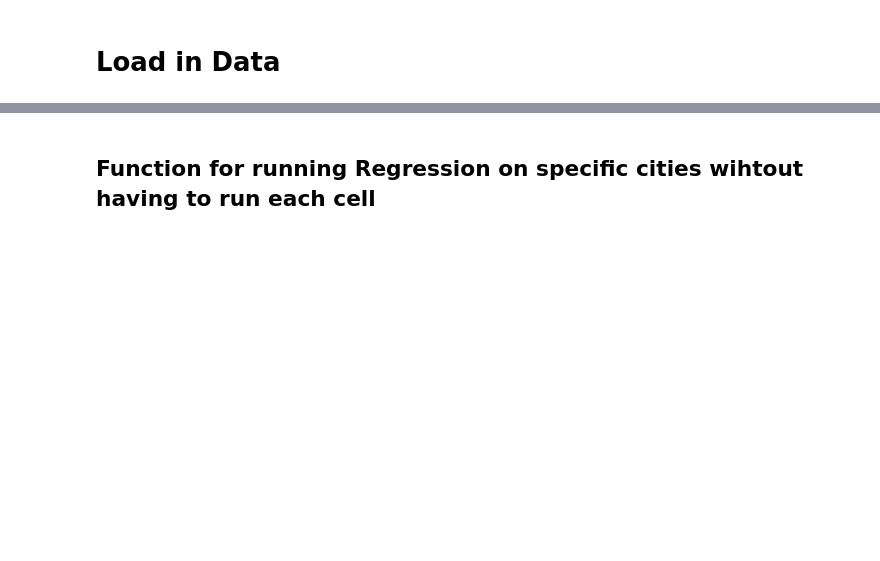
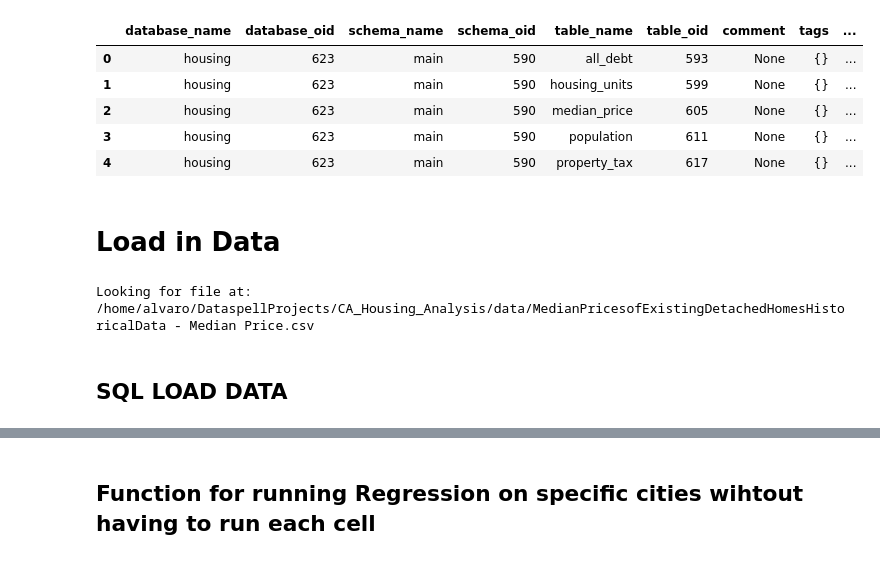
Before and after one commit to alvaroEspinozaMerida/CA_Housing_Analysis, a Jupyter notebook: src/regression_debt_price_units.ipynb, the cells around one changed output, grey strips where cells are left out. Drawn from its saved outputs; the diff is of its cells as text; code cells hidden in the pictures; blank space fills up the shorter version.

```diff
--- a/src/regression_debt_price_units.ipynb
+++ b/src/regression_debt_price_units.ipynb
@@ -6,30 +7,50 @@ import seaborn as sns
+# %%
+connection = duckdb.connect(database='housing.duckdb', read_only=True)
+# %%
+connection.execute("SELECT * FROM duckdb_tables").df()
+# %% [output]
+|  | database_name | database_oid | schema_name | schema_oid | table_name | table_oid | comment | tags | ... |
+| 0 | housing | 623 | main | 590 | all_debt | 593 | None | {} | ... |
+| 1 | housing | 623 | main | 590 | housing_units | 599 | None | {} | ... |
+| 2 | housing | 623 | main | 590 | median_price | 605 | None | {} | ... |
+| 3 | housing | 623 | main | 590 | population | 611 | None | {} | ... |
+| 4 | housing | 623 | main | 590 | property_tax | 617 | None | {} | ... |
 # %% [markdown]
 # Load in Data
 # %%
-debt_df= util.data_loading.load_raw_data('debt_2003_2025 _clean.csv')
-debt_df2= util.data_loading.load_raw_data('debt_pre_2003.csv')
+#DEPRACTED VERSION
+# debt_df= util.data_loading.load_raw_data('debt_2003_2025_clean.csv')
+# debt_df2= util.data_loading.load_raw_data('debt_pre_2003.csv')
+#
+# debt_df2= util.data_loading.load_raw_data('debt_pre_2003.csv')
+# debt_df2 = debt_df2.T
+#
+# debt_df2.columns = debt_df2.iloc[0]
+# debt_df2 = debt_df2[1:]
+#
+# debt_df2 = debt_df2.reset_index()
+# debt_df2 = debt_df2.rename(columns={"index": "quarter"})
+#
+# debt_df = util.data_loading.clean_dates(debt_df)
+# debt_df2 = util.data_loading.clean_dates(debt_df2)
+#
+# debt_all = pd.concat(
+#     [debt_df2, debt_df],
+#     axis=0,          # stack rows
+#     ignore_index=True
+# )
 
-debt_df2= util.data_loading.load_raw_data('debt_pre_2003.csv')
-debt_df2 = debt_df2.T
 
-debt_df2.columns = debt_df2.iloc[0]
-debt_df2 = debt_df2[1:]
+# debt_all = util.data_loading.load_raw_data('debt_all_years.csv')
+#
+# units_all =  util.data_loading.load_raw_data('housing_units_all.csv')
+#
+# median = util.data_loading.load_raw_data('MedianPricesofExistingDetachedHomesHistoricalData - Median Price.csv')
+# median_all  = util.data_loading.clean_median(median)
+#
+# population = util.data_loading.load_raw_data('population_clean.csv')
 
-debt_df2 = debt_df2.reset_index()
-debt_df2 = debt_df2.rename(columns={"index": "quarter"})
-
-debt_df = util.data_loading.clean_dates(debt_df)
-debt_df2 = util.data_loading.clean_dates(debt_df2)
-
-debt_all = pd.concat(
-    [debt_df2, debt_df],
-    axis=0,          # stack rows
-    ignore_index=True
-)
-
-units_all =  util.data_loading.load_raw_data('housing_units_all.csv')
-
-median = util.data_loading.load_raw_data('MedianPricesofExistingDetachedHomesHistoricalData - Median Price.csv')
-median_all  = util.data_loading.clean_median(median)
-
-population = util.data_loading.load_raw_data('population_clean.csv')
+# median = util.data_loading.load_raw_data('MedianPricesofExistingDetachedHomesHistoricalData - Median Price.csv')
+# median_all  = util.data_loading.clean_median(median)
+# %% [output]
+Looking for file at: /home/alvaro/DataspellProjects/CA_Housing_Analysis/data/MedianPricesofExistingDetachedHomesHistoricalData - Median Price.csv
@@ -41,0 +57,2 @@ units_all
+# %% [markdown]
+## SQL LOAD DATA
```
Also changed, not shown: parts of 31 cells of this notebook, 10 other files.
